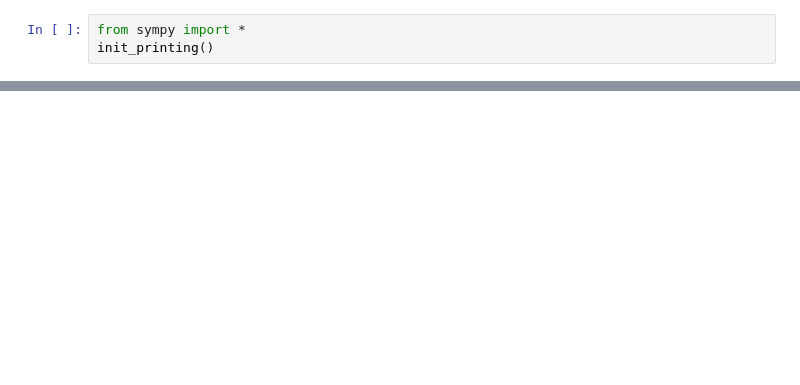
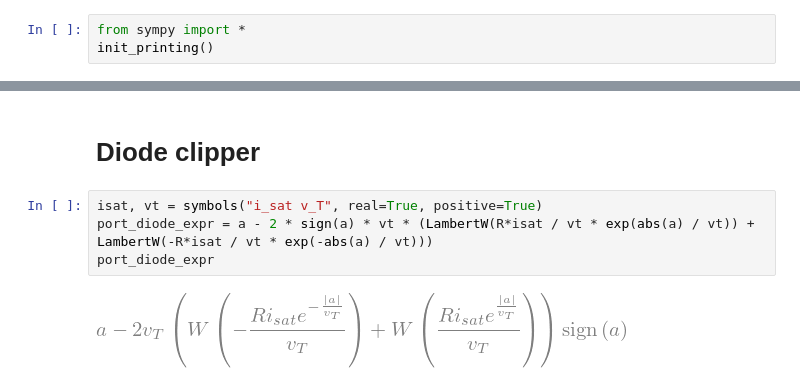
Before and after one commit to SolarLiner/valib, a Jupyter notebook: doc/wdf.ipynb, the cells around one changed output, grey strips where cells are left out. Drawn from its saved outputs; the diff is of its cells as text; blank space fills up the shorter version.

```diff
--- a/doc/wdf.ipynb
+++ b/doc/wdf.ipynb
@@ -329,0 +15,8 @@ TypeError: Parallel.wave() missing 1 required positional argument: 'a'
+# %% [markdown]
+# Diode clipper
+# %%
+isat, vt = symbols("i_sat v_T", real=True, positive=True)
+port_diode_expr = a - 2 * sign(a) * vt * (LambertW(R*isat / vt * exp(abs(a) / vt)) + LambertW(-R*isat / vt * exp(-abs(a) / vt)))
+port_diode_expr
+# %% [output]
+[figure, added]
```
Also changed, not shown: parts of 15 cells of this notebook, 11 other files.
